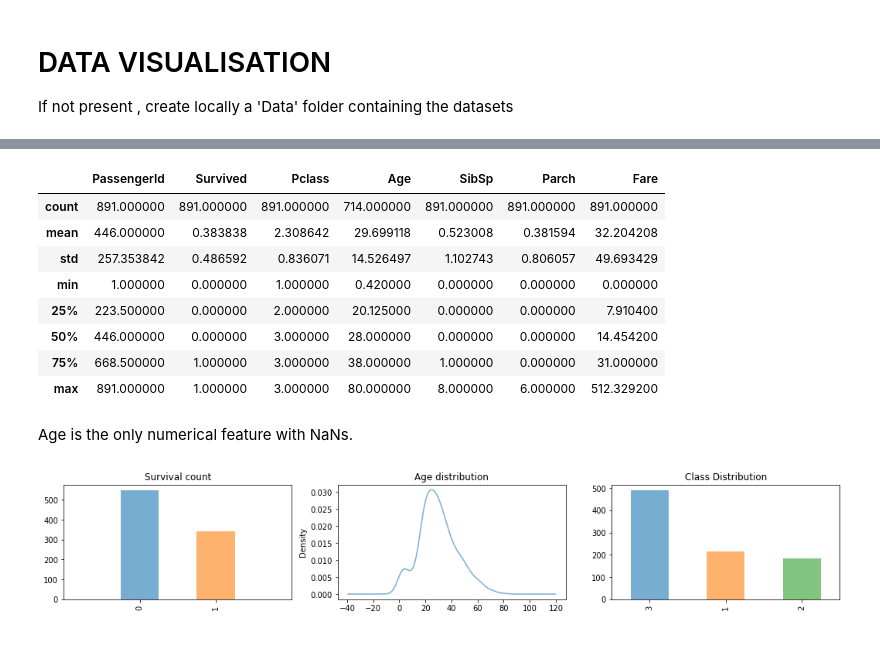
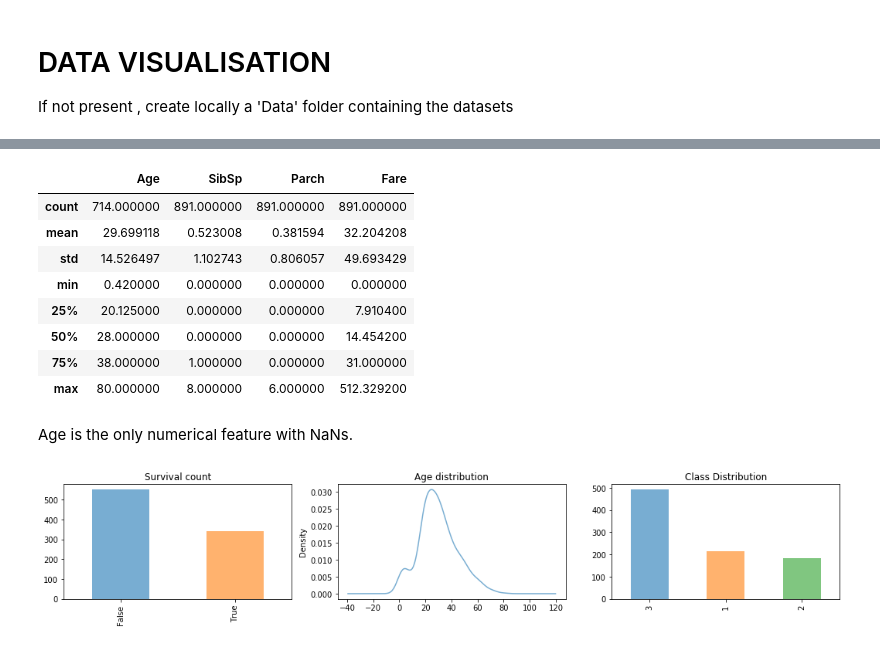
Before and after one commit to yangvnks/titanic-classification, a Jupyter notebook: data-visualisation.ipynb, the cells around one changed output, grey strips where cells are left out. Cells and saved outputs as stored; diff of their text form; code cells hidden in the pictures.

```diff
--- a/data-visualisation.ipynb
+++ b/data-visualisation.ipynb
@@ -13,0 +12,15 @@ df=pd.read_csv(train_path)
+# %%
+train_path = "Data/train.csv"
+df = pd.read_csv(train_path, dtype={
+    'PassengerId': str,
+    'Survived': bool,
+    'Pclass': 'category', # Ticket class: 1 = 1st, 2 = 2nd, 3 = 3rd
+    'Name': str,
+    'Sex': 'category',
+    'Age': float,
+    'SibSp': 'uint8', # number of siblings / spouses aboard
+    'Parch': 'uint8', # number of parents / children aboard
+    'Ticket': str, # Ticket number
+    'Fare': float, # Passenger fare
+    'Cabin': str, # Cabin number
+    'Embarked': 'category'}) # Port of embarkation: C = Cherbourg, Q = Queenstown, S = Southampton
@@ -37,42 +87,33 @@ df
 #some statistics about the numerical data
 df.describe()
 # %% [output]
-|  | PassengerId | Survived | Pclass | Age | SibSp | Parch | Fare |
-| count | 891.000000 | 891.000000 | 891.000000 | 714.000000 | 891.000000 | 891.000000 | 891.000000 |
-| mean | 446.000000 | 0.383838 | 2.308642 | 29.699118 | 0.523008 | 0.381594 | 32.204208 |
-| std | 257.353842 | 0.486592 | 0.836071 | 14.526497 | 1.102743 | 0.806057 | 49.693429 |
-| min | 1.000000 | 0.000000 | 1.000000 | 0.420000 | 0.000000 | 0.000000 | 0.000000 |
-| 25% | 223.500000 | 0.000000 | 2.000000 | 20.125000 | 0.000000 | 0.000000 | 7.910400 |
-| 50% | 446.000000 | 0.000000 | 3.000000 | 28.000000 | 0.000000 | 0.000000 | 14.454200 |
-| 75% | 668.500000 | 1.000000 | 3.000000 | 38.000000 | 1.000000 | 0.000000 | 31.000000 |
-| max | 891.000000 | 1.000000 | 3.000000 | 80.000000 | 8.000000 | 6.000000 | 512.329200 |
+|  | Age | SibSp | Parch | Fare |
+| count | 714.000000 | 891.000000 | 891.000000 | 891.000000 |
+| mean | 29.699118 | 0.523008 | 0.381594 | 32.204208 |
+| std | 14.526497 | 1.102743 | 0.806057 | 49.693429 |
+| min | 0.420000 | 0.000000 | 0.000000 | 0.000000 |
+| 25% | 20.125000 | 0.000000 | 0.000000 | 7.910400 |
+| 50% | 28.000000 | 0.000000 | 0.000000 | 14.454200 |
+| 75% | 38.000000 | 1.000000 | 0.000000 | 31.000000 |
+| max | 80.000000 | 8.000000 | 6.000000 | 512.329200 |
 # %% [markdown]
 Age is the only numerical feature with NaNs. <br>
 # %%
 # specifies the parameters of our graphs
-fig = plt.figure(figsize=(18,6))
-alpha=alpha_scatterplot = 0.2
-alpha_bar_chart = 0.6
-
-# lets us plot many diffrent shaped graphs together
-ax1 = plt.subplot2grid((2,3),(0,0))
+plt.figure(figsize=(18,6))
 
 # plots a bar graph of those who surived vs those who did not.
-df.Survived.value_counts().plot(kind='bar', alpha=alpha_bar_chart)
-ax1.set_xlim(-1, 2)
-plt.title("Survival count")
+ax1 = plt.subplot2grid((2,3), (0,0))
+df.Survived.value_counts().plot(kind='bar', alpha=0.6, title="Survival count")
 
 # plots a bar graph of the age distribution
-ax3 = plt.subplot2grid((2,3),(0,1))
-df.Age.plot(kind='kde',alpha=alpha_bar_chart)
-plt.title("Age distribution")
-
+ax2 = plt.subplot2grid((2,3), (0,1))
+df.Age.plot(kind='kde', alpha=0.6, title="Age distribution")
 
 # plots a bar graph of the class distribution
 ax3 = plt.subplot2grid((2,3),(0,2))
-df.Pclass.value_counts().plot(kind="bar", alpha=alpha_bar_chart)
-plt.title("Class Distribution")
+df.Pclass.value_counts().plot(kind="bar", alpha=0.6, title="Class Distribution")
 
 plt.show()
 # %% [output]
-[figure, old version]
+[figure, new version]
```
Also changed, not shown: parts of 7 cells of this notebook, 1 other file.
